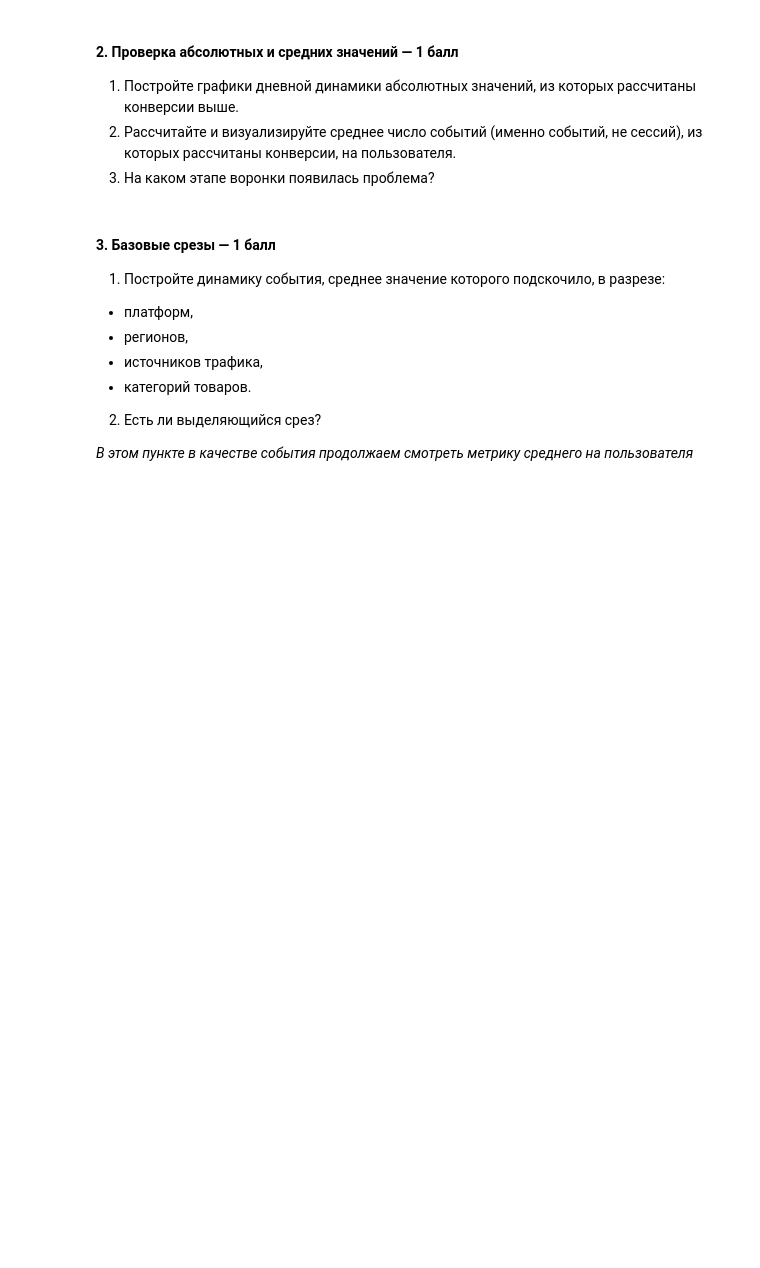
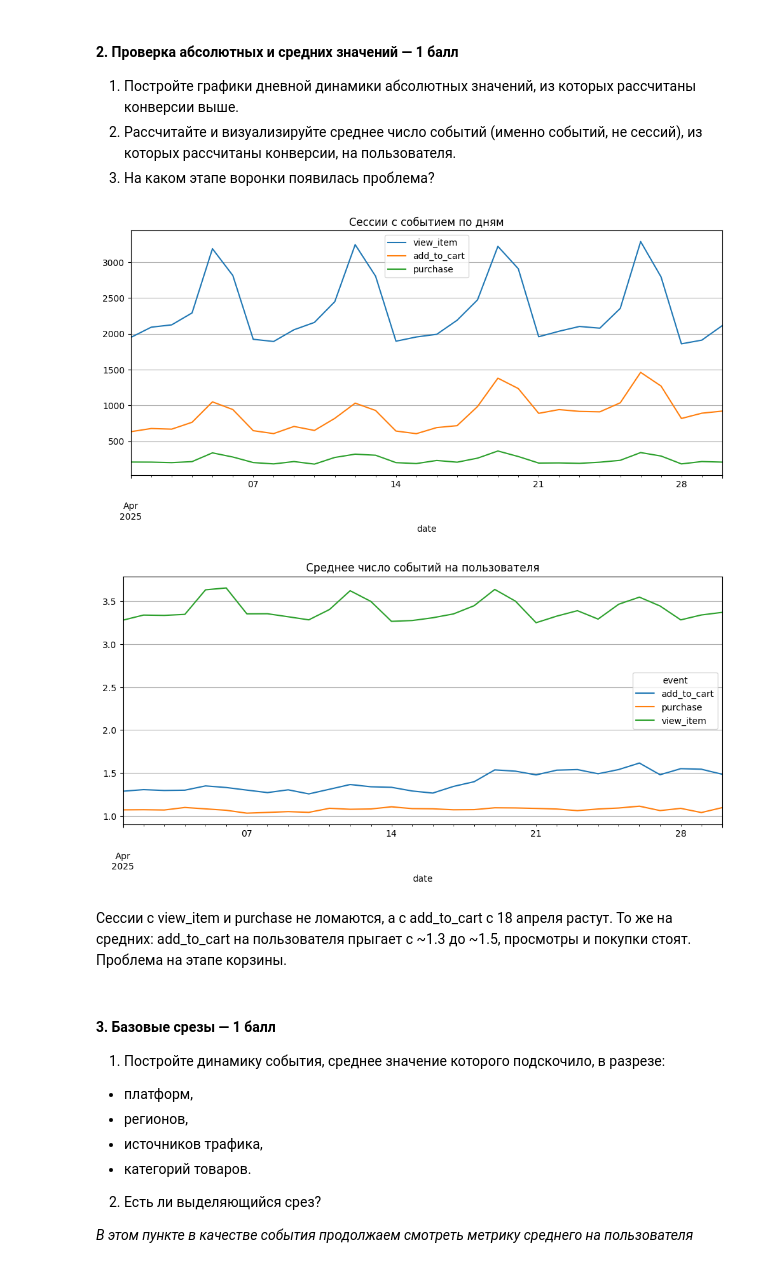
Before and after one commit to brezhnevaan/hse_product_metrics_course, a Jupyter notebook: HW_1/HW_1.ipynb, the cells around one changed output. Drawn from its saved outputs; the diff is of its cells as text; code cells hidden in the pictures; blank space fills up the shorter version.

```diff
--- a/HW_1/HW_1.ipynb
+++ b/HW_1/HW_1.ipynb
@@ -90,7 +134,31 @@ df.head()
 2) Рассчитайте и визуализируйте среднее число событий (именно событий, не сессий), из которых рассчитаны конверсии, на пользователя.
 3) На каком этапе воронки появилась проблема?
 # %%
-# your code is here
+daily[['view_item', 'add_to_cart', 'purchase']].plot(
+    figsize=(12, 5),
+    title='Сессии с событием по дням'
+)
+plt.grid(True)
+plt.show()
+
+ev_per_user = (
+    df[df.event.isin(['view_item', 'add_to_cart', 'purchase'])]
+      .groupby(['date', 'event', 'user_id']).size()
+      .groupby(['date', 'event']).mean()
+      .unstack()
+)
+
+ev_per_user.plot(
+    figsize=(12, 5),
+    title='Среднее число событий на пользователя'
+)
+plt.grid(True)
+plt.show()
+# %% [output]
+[figure, added]
+[figure, added]
+# %% [markdown]
+Сессии с view_item и purchase не ломаются, а с add_to_cart с 18 апреля растут. То же на средних: add_to_cart на пользователя прыгает с ~1.3 до ~1.5, просмотры и покупки стоят. Проблема на этапе корзины.
 # %% [markdown]
 #### **3. Базовые срезы — 1 балл**
 1. Постройте динамику события, среднее значение которого подскочило, в разрезе:
```
Also changed, not shown: parts of 10 cells of this notebook.
